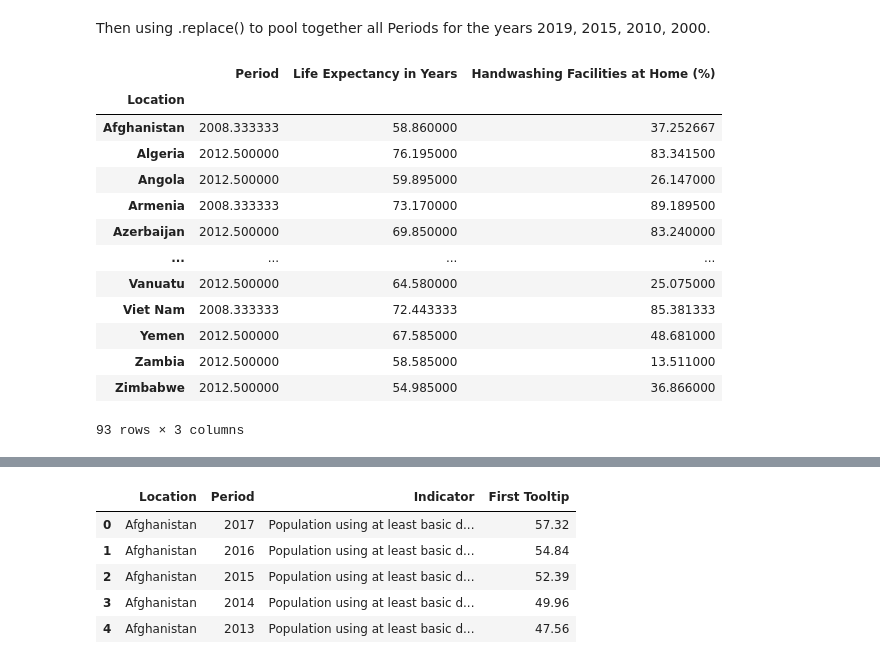
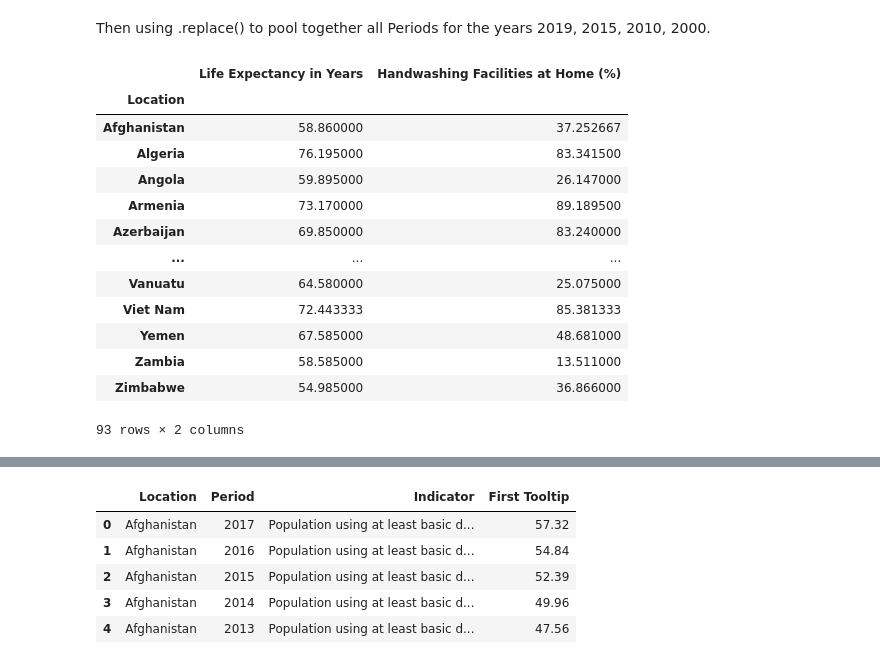
Before and after one commit to pkorat/World-Life-Expectancy-Analysis, a Jupyter notebook: main_pk_6_30_21.ipynb, the cells around one changed output, grey strips where cells are left out. Saved outputs shown, nothing was run; the diff lists cells and outputs as text; code cells hidden in the pictures.

```diff
--- a/main_pk_6_30_21.ipynb
+++ b/main_pk_6_30_21.ipynb
@@ -171,21 +183,23 @@ life_handwashing_df_clean = life_handwashing_df_clean.replace([2017, 2016, 2015,
 life_handwashing_df_clean = life_handwashing_df_clean.merge(life_expectancy_df_clean, on=['Location', 'Period']).groupby(['Period', 'Location',
                                                                                                                           'Life Expectancy in Years']).mean()
 # %%
+# Parth Korat
 # change column name and get the dataframe
 life_handwashing_df_clean.columns = ['Handwashing Facilities at Home (%)']
-life_handwashing_df_clean.reset_index().groupby('Location').mean()
+life_handwashing_df_clean = life_handwashing_df_clean.reset_index().groupby('Location').mean()
+life_handwashing_df_clean[['Life Expectancy in Years', 'Handwashing Facilities at Home (%)']]
 # %% [output]
-|  | Period | Life Expectancy in Years | Handwashing Facilities at Home (%) |
-| Location |  |  |  |
-| Afghanistan | 2008.333333 | 58.860000 | 37.252667 |
-| Algeria | 2012.500000 | 76.195000 | 83.341500 |
-| Angola | 2012.500000 | 59.895000 | 26.147000 |
-| Armenia | 2008.333333 | 73.170000 | 89.189500 |
-| Azerbaijan | 2012.500000 | 69.850000 | 83.240000 |
-| ... | ... | ... | ... |
-| Vanuatu | 2012.500000 | 64.580000 | 25.075000 |
-| Viet Nam | 2008.333333 | 72.443333 | 85.381333 |
-| Yemen | 2012.500000 | 67.585000 | 48.681000 |
-| Zambia | 2012.500000 | 58.585000 | 13.511000 |
-| Zimbabwe | 2012.500000 | 54.985000 | 36.866000 |
+|  | Life Expectancy in Years | Handwashing Facilities at Home (%) |
+| Location |  |  |
+| Afghanistan | 58.860000 | 37.252667 |
+| Algeria | 76.195000 | 83.341500 |
+| Angola | 59.895000 | 26.147000 |
+| Armenia | 73.170000 | 89.189500 |
+| Azerbaijan | 69.850000 | 83.240000 |
+| ... | ... | ... |
+| Vanuatu | 64.580000 | 25.075000 |
+| Viet Nam | 72.443333 | 85.381333 |
+| Yemen | 67.585000 | 48.681000 |
+| Zambia | 58.585000 | 13.511000 |
+| Zimbabwe | 54.985000 | 36.866000 |
-93 rows × 3 columns
+93 rows × 2 columns
```
Also changed, not shown: parts of 24 cells of this notebook, 2 other files.
